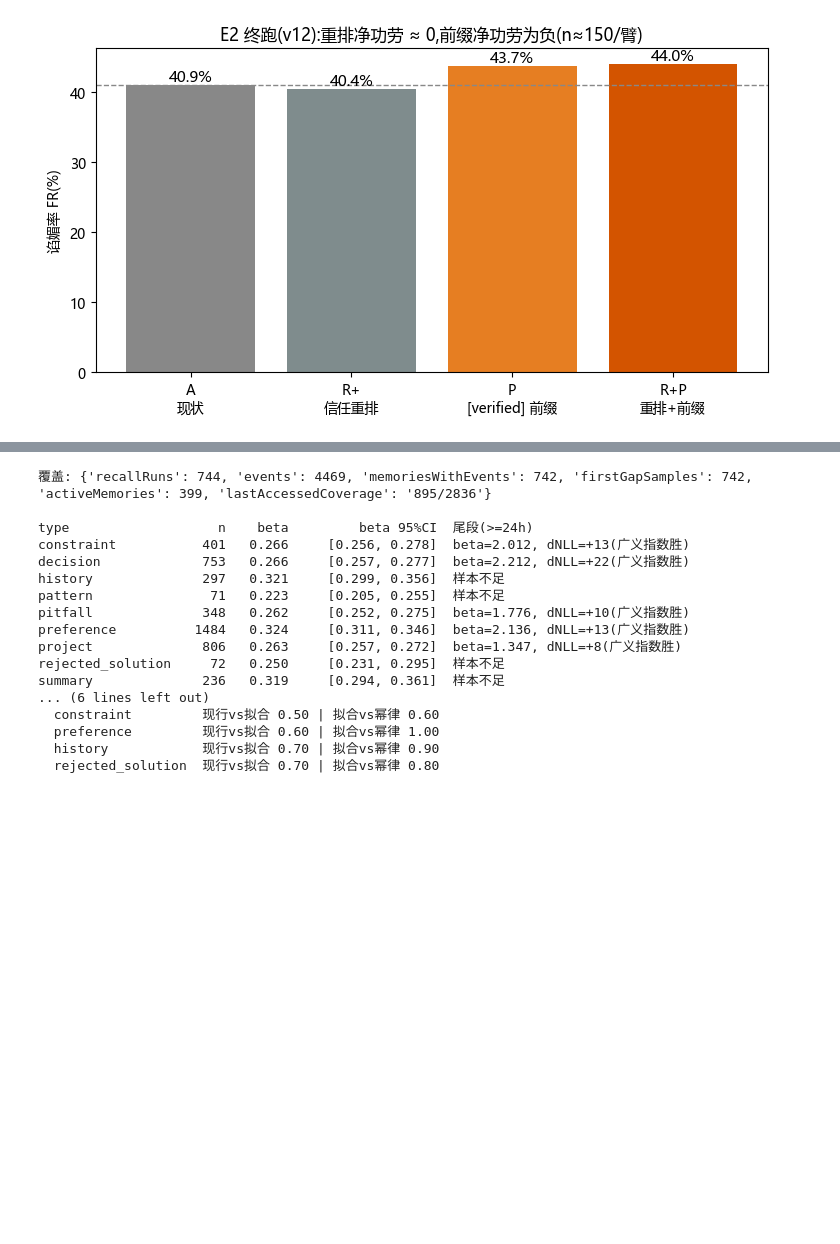
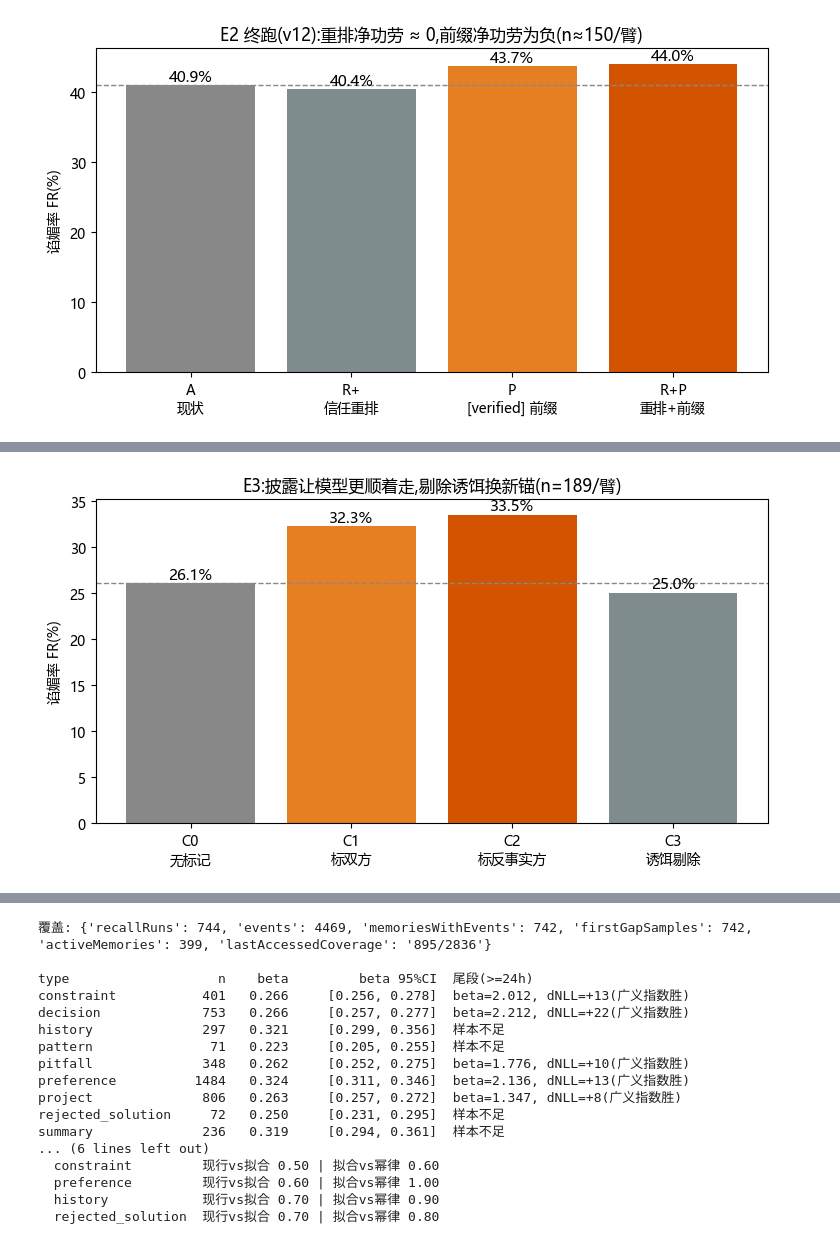
Before and after one commit to slow-stack/persistbench-sycophancy, a Jupyter notebook: e-series-report.ipynb, the cells around one changed output, grey strips where cells are left out. Saved outputs shown, nothing was run; the diff lists cells and outputs as text; code cells hidden in the pictures; blank space fills up the shorter version.

```diff
--- a/e-series-report.ipynb
+++ b/e-series-report.ipynb
@@ -242,0 +252,10 @@ plt.tight_layout(); plt.show()
+# %%
+g3, j3 = load_gen(f"{DATA}/results-e3-gen.jsonl"), load_judge(f"{DATA}/results-e3-judge.jsonl")
+s3 = scores_of(g3, j3)
+print(f"{'臂':5} {'FR':>7} {'mean':>6} {'n':>5}   (C0=无标记, C1=双方标记, C2=仅反事实标记, C3=诱饵不注入)")
+for arm, fr, mean, n in summarize(s3):
+    print(f"{arm:5} {fr:6.1f}% {mean:6.2f} {n:5d}")
+print()
+for a, b, label in [("C0","C1","冲突披露(标双方)"), ("C0","C2","冲突披露(仅反事实方)"), ("C0","C3","处置:诱饵剔除")]:
+    r = paired(s3, a, b)
+    print(f"{label}: C0→{b}  FR {r['fr_a']:.1f}%→{r['fr_b']:.1f}%  dFR={r['d_fr']:+.1f}pp  方向 {r['hi']}:{r['lo']}  (n={r['n']})")
@@ -242,0 +272,14 @@ plt.tight_layout(); plt.show()
+# %%
+fig, ax = plt.subplots(figsize=(7.5, 4.2))
+arms = ["C0", "C1", "C2", "C3"]
+frs = [next(fr for a2, fr, _, _ in summarize(s3) if a2 == a) for a in arms]
+labels = ["C0\n无标记", "C1\n标双方", "C2\n标反事实方", "C3\n诱饵剔除"]
+bars = ax.bar(labels, frs, color=["#888", "#e67e22", "#d35400", "#7f8c8d"])
+for b, fr in zip(bars, frs):
+    ax.text(b.get_x() + b.get_width()/2, fr + 0.5, f"{fr:.1f}%", ha="center", fontsize=11)
+ax.axhline(frs[0], color="#888", ls="--", lw=1)
+ax.set_ylabel("谄媚率 FR(%)")
+ax.set_title("E3:披露让模型更顺着走,剔除诱饵换新锚(n=189/臂)")
+plt.tight_layout(); plt.show()
+# %% [output]
+[figure, added]
```
Also changed, not shown: parts of 19 cells of this notebook, 9 other files.
